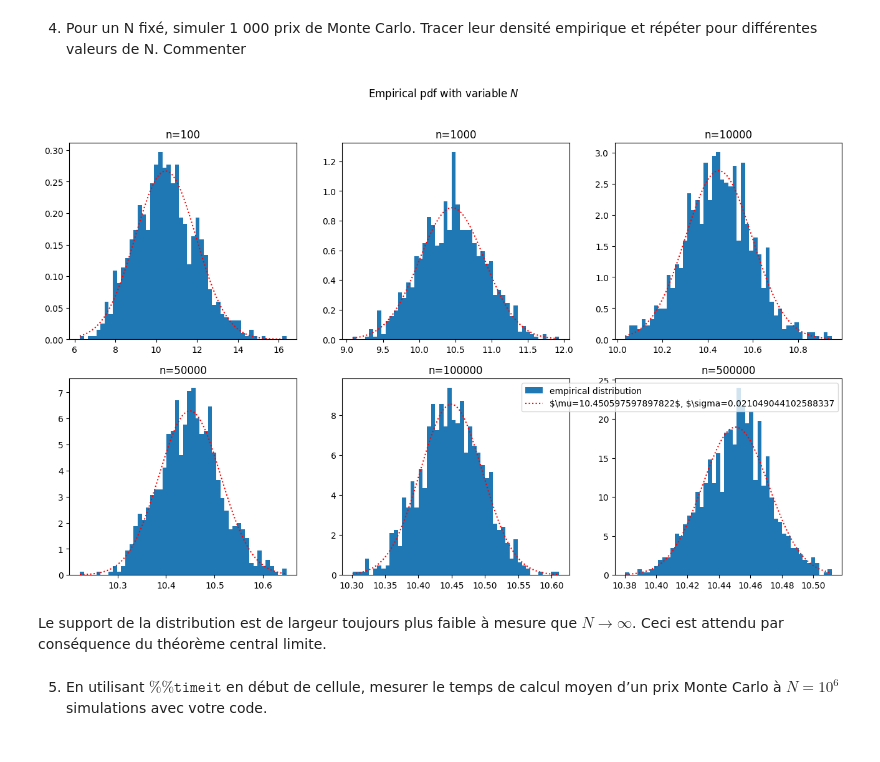
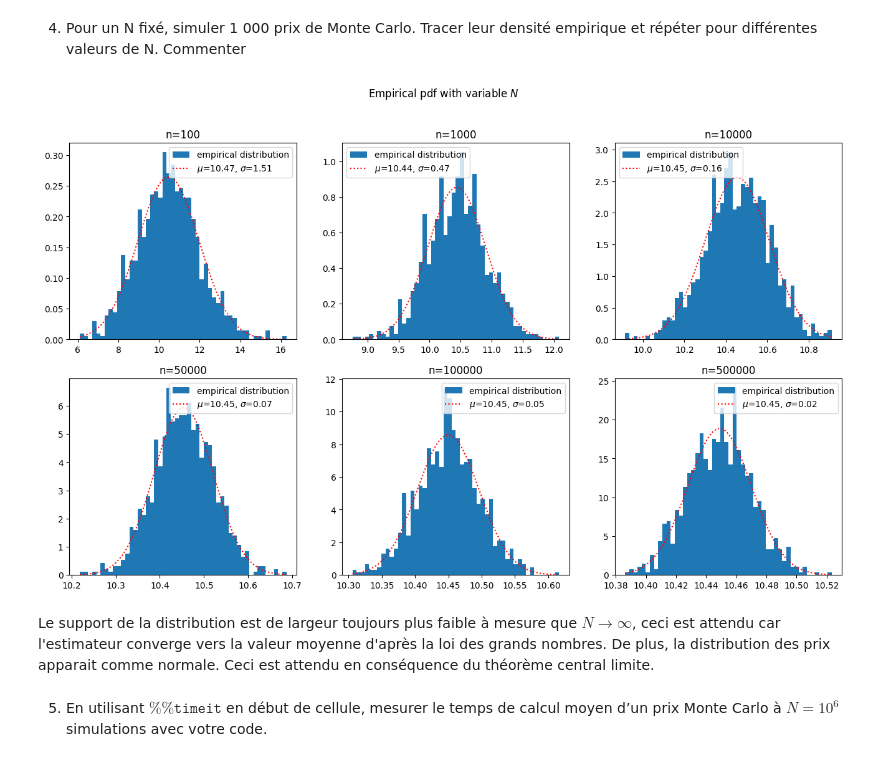
Before and after one commit to kerrianlc/stochastic-proc-fin, a Jupyter notebook: MSF-QI-LC-M.ipynb, the cells around one changed output. Cells and saved outputs as stored; diff of their text form; code cells hidden in the pictures.

Commit message:
fix legend in 6-plot

```diff
--- a/MSF-QI-LC-M.ipynb
+++ b/MSF-QI-LC-M.ipynb
@@ -144,31 +144,31 @@ L'écart type diminue assez faiblement en fonction de $N$. Il faut $N> 10^5$ pou
 # %%
 _, axs = plt.subplots(2, 3, figsize=(16, 9))
 N_values = [100, 1000, 10000, 50000, 100000, 500000]
 for i, Ni in enumerate(N_values):
     mc_prices = [
         monte_carlo_estimator(int(Ni), K, T, S0, r, sigma)[0] for _ in range(1000)
     ]
     mu_f, sigma_f = norm.fit(mc_prices)
     axs[i // 3, i % 3].hist(
         mc_prices, bins=50, density=True, label="empirical distribution"
     )
     axs[i // 3, i % 3].plot(
         np.linspace(min(mc_prices), max(mc_prices), 100),
         norm.pdf(
             np.linspace(min(mc_prices), max(mc_prices), 100), loc=mu_f, scale=sigma_f
         ),
-        label=f"$\mu={mu_f}$, $\sigma={sigma_f}",
+        label=f"$\mu$={round(mu_f, 2)}, $\sigma$={round(sigma_f, 2)}",
         linestyle=":",
         color="red",
     )
     axs[i // 3, i % 3].set_title(f"n={Ni}")
+    axs[i // 3, i % 3].legend()
 plt.suptitle("Empirical pdf with variable $N$")
-plt.legend()
 plt.show()
 # %% [output]
-[figure, old version]
+[figure, new version]
 # %% [markdown]
-Le support de la distribution est de largeur toujours plus faible à mesure que $N\rightarrow \infty$. Ceci est attendu par conséquence du théorème central limite.
+Le support de la distribution est de largeur toujours plus faible à mesure que $N\rightarrow \infty$, ceci est attendu car l'estimateur converge vers la valeur moyenne d'après la loi des grands nombres. De plus, la distribution des prix apparait comme normale. Ceci est attendu en conséquence du théorème central limite.
 # %% [markdown]
 5. En utilisant $\texttt{\%\%timeit}$ en début de cellule, mesurer le temps de calcul moyen d’un prix Monte Carlo à $N = 10^6$ simulations avec votre code.
 # %%
```
